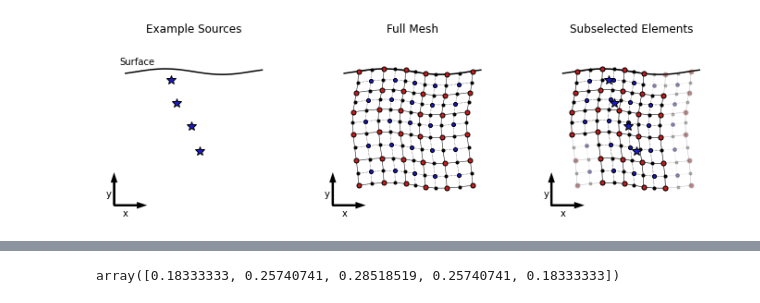
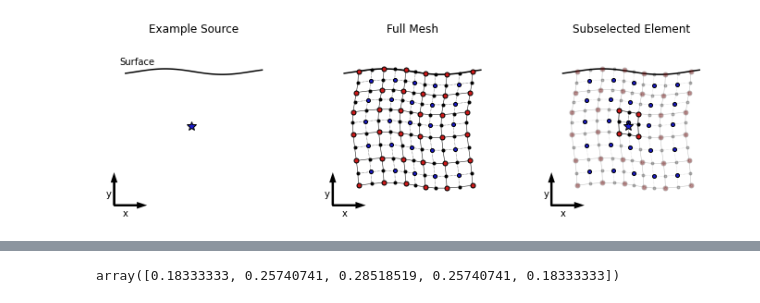
Before and after one commit to lsawade/GF3D, a Jupyter notebook: plts.ipynb, the cells around one changed output, grey strips where cells are left out. Drawn from its saved outputs; the diff is of its cells as text; code cells hidden in the pictures.

```diff
--- a/plts.ipynb
+++ b/plts.ipynb
@@ -6,5 +185,5 @@ import matplotlib.pyplot as plt
 # %%
-from lwsspy.GF.lagrange import gll_nodes
+
 
 # Polynoimal degree and corresponding GLL points
 npol = 2
@@ -46,33 +225,17 @@ def pertmesh(x,y,pert, scalex=1.0, scaley=1.0):
     return x + pert*(sin(2*pi*x/scalex) + cos(2*pi*y/scaley)), y + \
         pert*(sin(2*pi*x/scalex) - cos(2*pi*y/scaley))
 
+
 xxp, yyp = pertmesh(xx,yy,pert)
 
+# Remove vertain elements
+xxpn = xxp[4:7,4:7]
+yypn = yyp[4:7,4:7]
 
-# Remove vertain elements
-xxpn = xxp.copy()
-yypn = yyp.copy()
 
 # Source location
-xs = [0.3, 0.35, 0.475, 0.55]
-ys = [0.9, 0.7, 0.5, 0.275]
-
-# Nan locations for the selected grid
-# Bottom left
-xxpn[:4,:2] = np.nan
-yypn[:4,:2] = np.nan
-
-# # topright
-xxpn[:, -2:] = np.nan
-yypn[:, -2:] = np.nan
-
-# # topright left
-xxpn[-2:, -4:] = np.nan
-yypn[-2:, -4:] = np.nan
-
-# # bottom right
-xxpn[:2, -2:] = np.nan
-yypn[:2, -2:] = np.nan
+xs = [0.475]
+ys = [0.5]
 
 
 def axlims():
@@ -101,7 +264,7 @@ def plot_surface(label=False):
     if label:
         annotate('Surface', xy=(0.0, pertmesh(0.0, 1.0, pert)[1]+0.05), ha='center', va='bottom')
 
-def plot_mesh(xxp, yyp, alpha=1.0, ngll=3):
+def plot_mesh(xxp, yyp, alpha=1.0, ngll=3, midpoints=True):
 
     lw = 0.5
     controlsize = 5
@@ -133,6 +296,9 @@ def plot_mesh(xxp, yyp, alpha=1.0, ngll=3):
         markeredgecolor='k', alpha=alpha)
 
     # Center points
+    if midpoints:
+        alpha=1.0
+
     plot(xxp[1::dgll, 1::dgll], yyp[1::dgll, 1::dgll], 'o',
         markersize=midsize, markerfacecolor=(0.1, 0.1, 0.8),
         markeredgecolor='k', alpha=alpha)
@@ -142,34 +308,34 @@ def plot_mesh(xxp, yyp, alpha=1.0, ngll=3):
 fig = figure(figsize=(12,3.5))
 
 subplot(1,3,1)
 axlims()
 plot_axis()
-title("Example Sources")
+title("Example Source")
 plot_surface(True)
 plot(xs, ys, '*', markersize=10, markerfacecolor=(0.1, 0.1, 0.8),
      markeredgecolor='k')
 
 
 subplot(1,3,2)
 axlims()
 plot_axis()
 plot_surface()
 plot_mesh(xxp,yyp, ngll=ngll)
 axis('off')
 title("Full Mesh")
 
 subplot(1,3,3)
 axlims()
 plot_axis()
 plot_surface()
 plot_mesh(xxp, yyp, alpha=0.25, ngll=ngll)
 plot_mesh(xxpn, yypn, ngll=ngll)
 plot(xs, ys, '*', markersize=10,markerfacecolor=(0.1,0.1,0.8),
      markeredgecolor='k')
-title("Subselected Elements")
+title("Subselected Element")
 axis('off')
 
 
-plt.savefig('element-selection.pdf', dpi=300)
+plt.savefig('single-element-selection.pdf', dpi=300)
 # %% [output]
-[figure, old version]
+[figure, new version]
```
Also changed, not shown: parts of 8 cells of this notebook.
